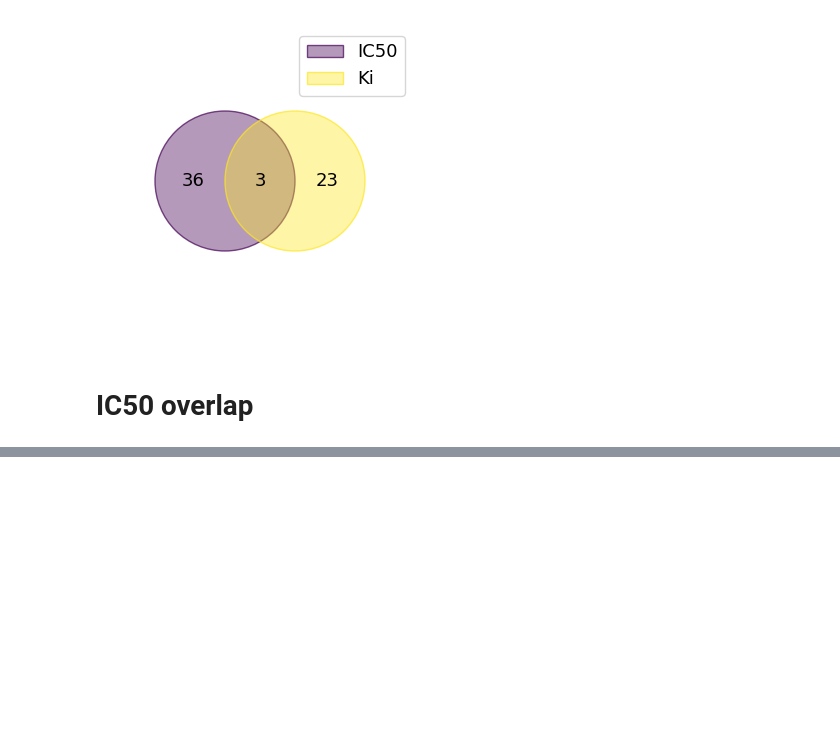
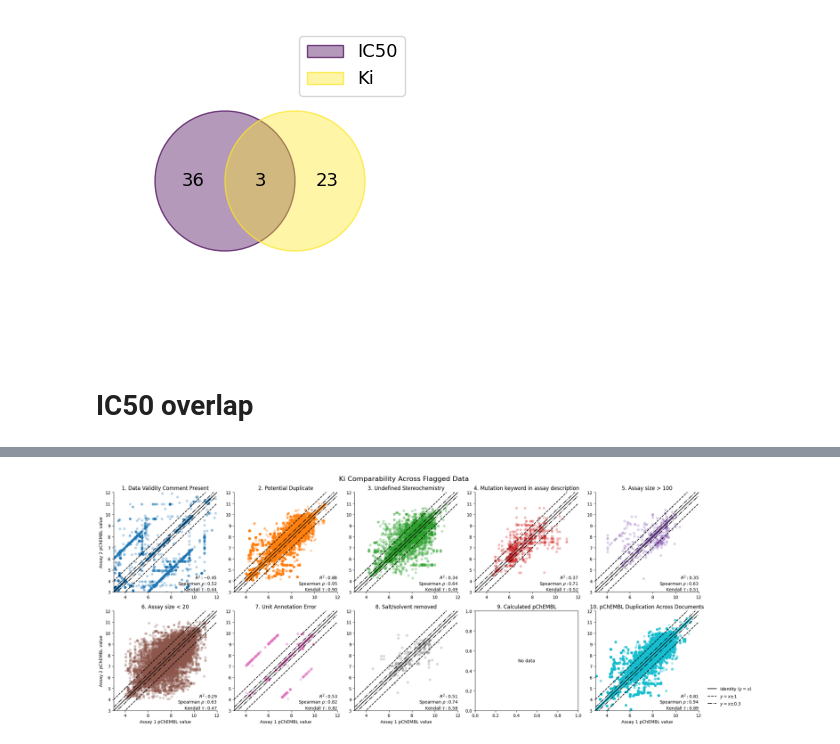
Before and after one commit to CDDLeiden/Capricho, a Jupyter notebook: notebooks/analysis.ipynb, the cells around one changed output, grey strips where cells are left out. Saved outputs shown, nothing was run; the diff lists cells and outputs as text; code cells hidden in the pictures; blank space fills up the shorter version.

```diff
--- a/notebooks/analysis.ipynb
+++ b/notebooks/analysis.ipynb
@@ -393,0 +163,6 @@ See the caveats in the documentation: https://pandas.pydata.org/pandas-docs/stab
+# %%
+df_ki = pd.read_csv("curated_data/curated-Ki-NoAssayOverlap.csv", engine="pyarrow")
+subset_ki = df_ki.query('processed_smiles.str.contains("|", regex=False)').assign(
+    repeat=lambda x: range(len(x))
+)
+subset_ki.shape
@@ -393,0 +205,10 @@ See the caveats in the documentation: https://pandas.pydata.org/pandas-docs/stab
+# %%
+# Explode Ki data for pairwise assay comparisons
+exploded_subset_ki = explode_assay_comparability(subset_ki)
+# %%
+# Use the multi-panel plotting function for Ki data
+fig, axs = plot_multi_panel_comparability(
+    exploded_subset_ki, all_comments, title="Ki Comparability Across Flagged Data", figsize=(20, 8), ncols=5
+)
+# %% [output]
+[figure, added]
```
Also changed, not shown: parts of 18 cells of this notebook, 2 other files.
